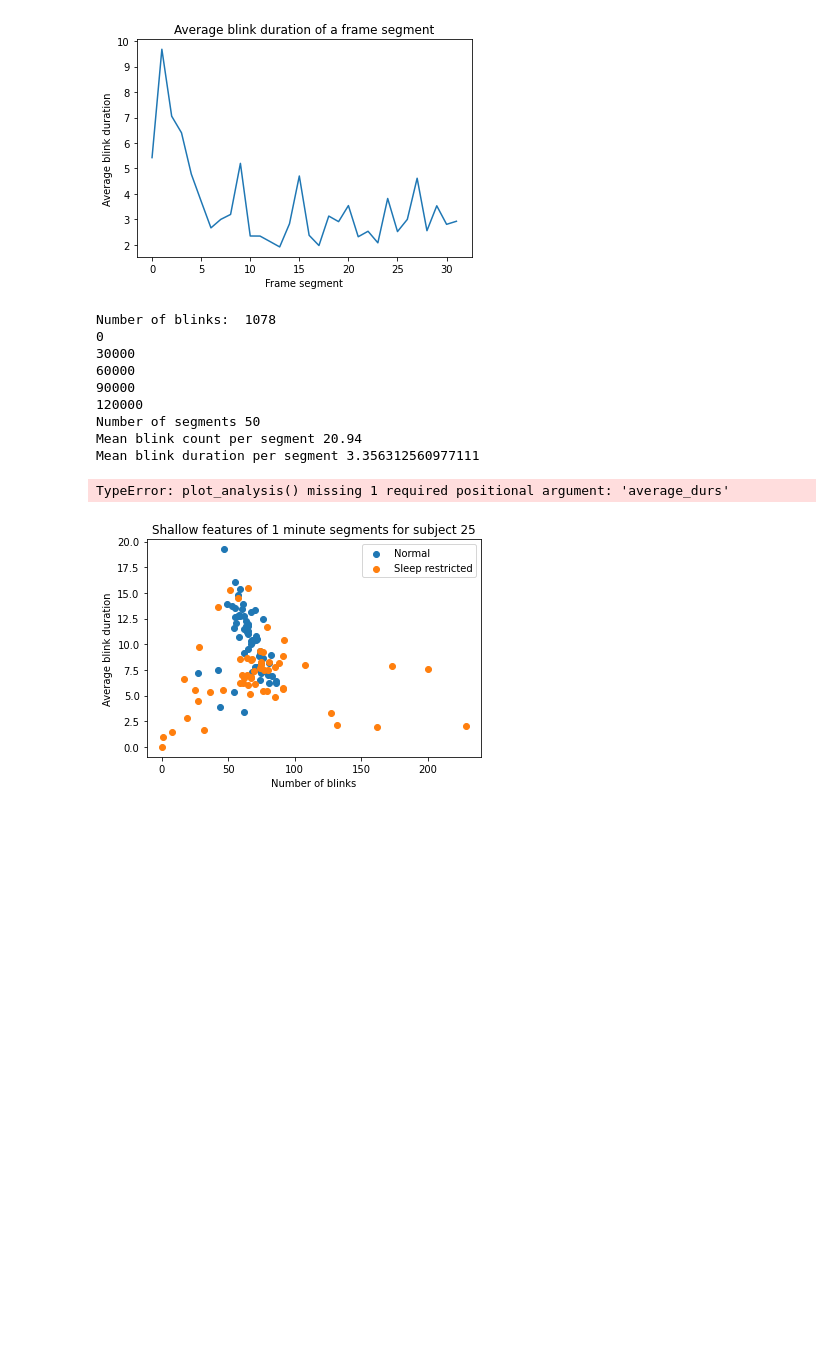
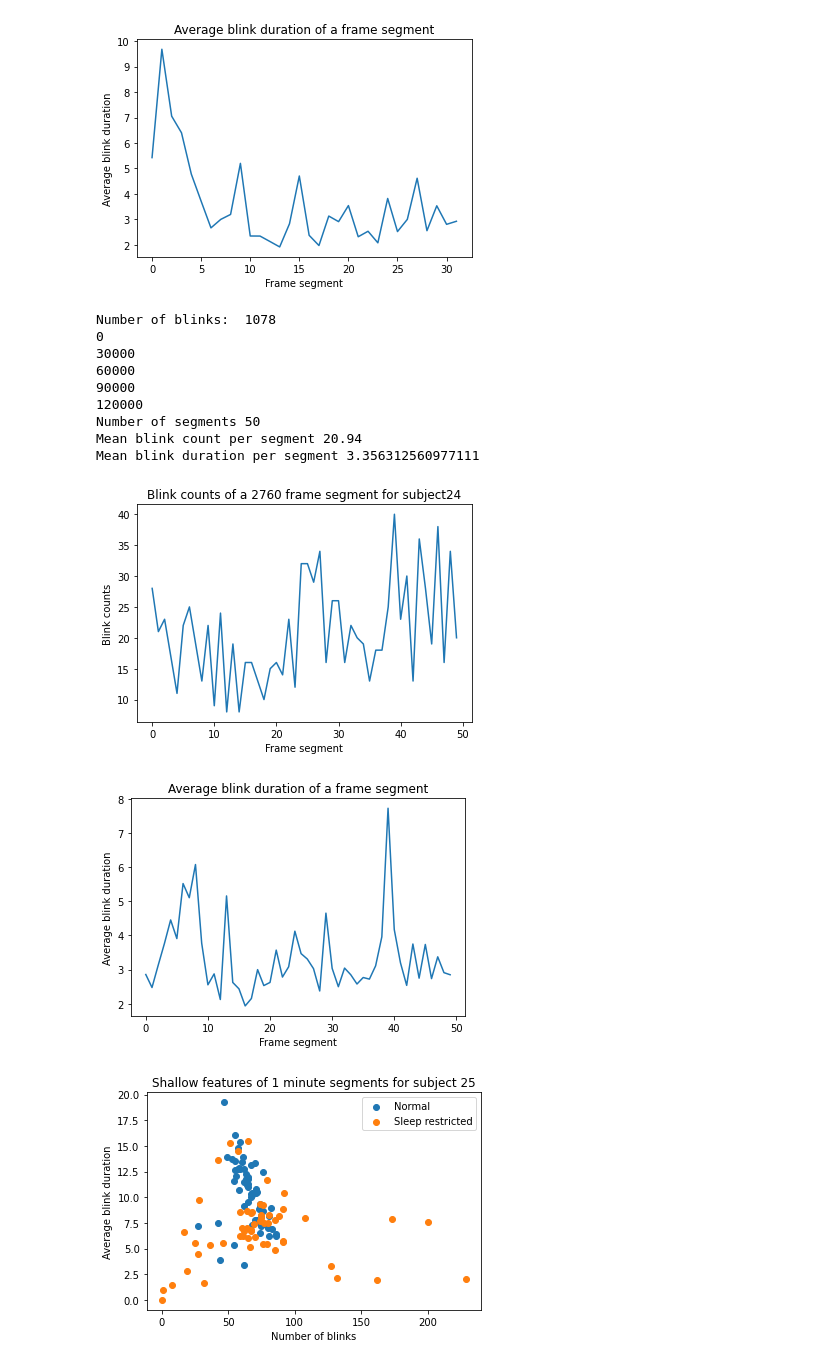
Before and after one commit to fruste/driver-drowsiness, a Jupyter notebook: code/feature_creation.ipynb, the cells around one changed output. Saved outputs shown, nothing was run; the diff lists cells and outputs as text; code cells hidden in the pictures; blank space fills up the shorter version.

Commit message:
Improved feature plots.

```diff
--- a/code/feature_creation.ipynb
+++ b/code/feature_creation.ipynb
@@ -254,18 +254,19 @@ Mean blink duration per segment 3.5635112007298027
 [figure]
 # %%
 blink_counts_normal, average_durs_normal = run_analysis(status_rates_normal, wrong_frames_normal, treshhold, segment_length, start_frame=49000)
-plot_analysis(blink_counts_normal, average_durs_normal)
+plot_analysis(subject, blink_counts_normal, average_durs_normal)
 # %% [output]
 Number of blinks:  1078
 0
 30000
 60000
 90000
 120000
 Number of segments 50
 Mean blink count per segment 20.94
 Mean blink duration per segment 3.356312560977111
-TypeError: plot_analysis() missing 1 required positional argument: 'average_durs'
+[figure, added]
+[figure, added]
 # %%
 # make a scatter plot of the two classes
 plt.title("Shallow features of 1 minute segments for subject " + subject[-2:])
```
Also changed, not shown: 1 other file.
